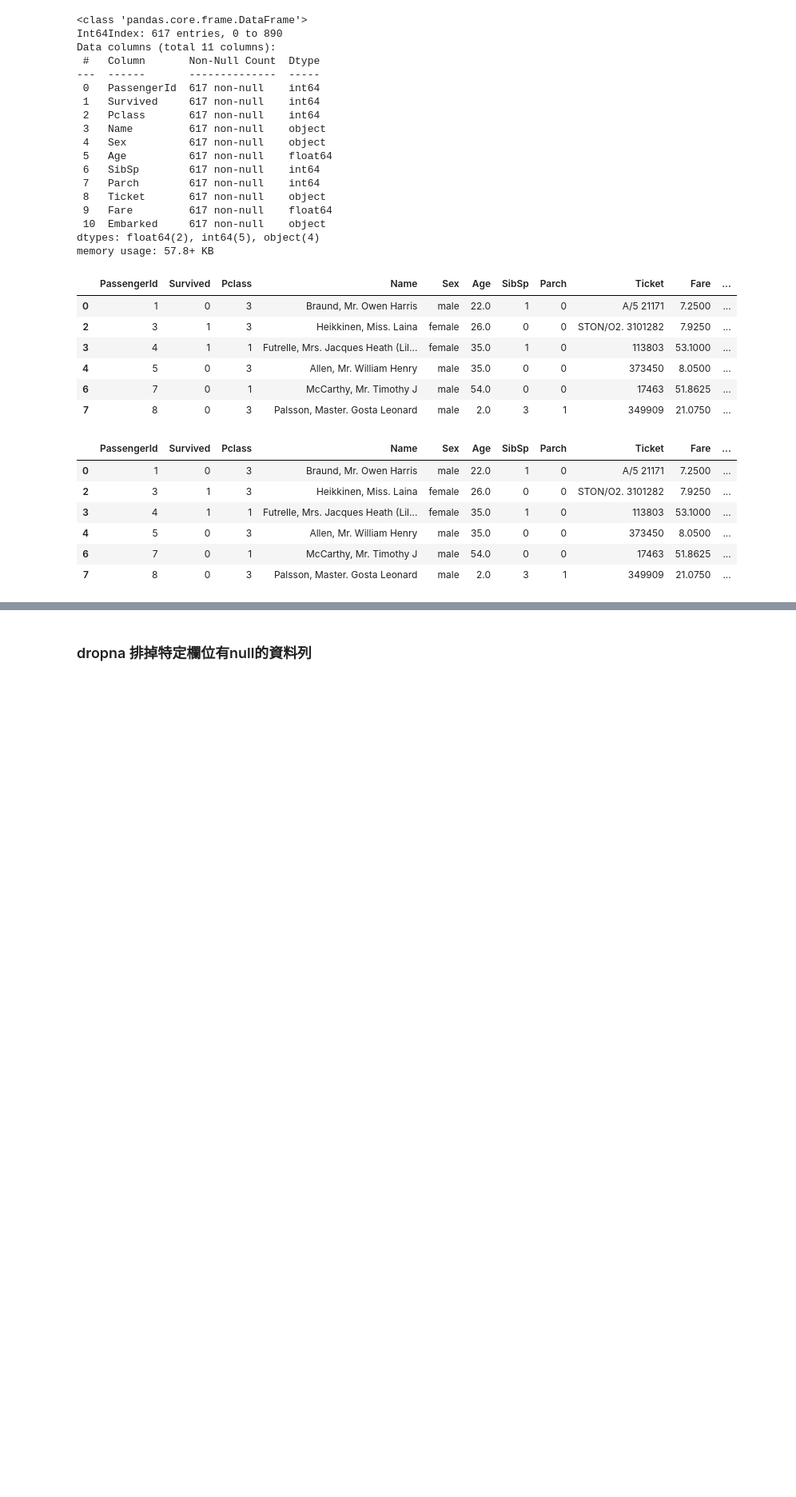
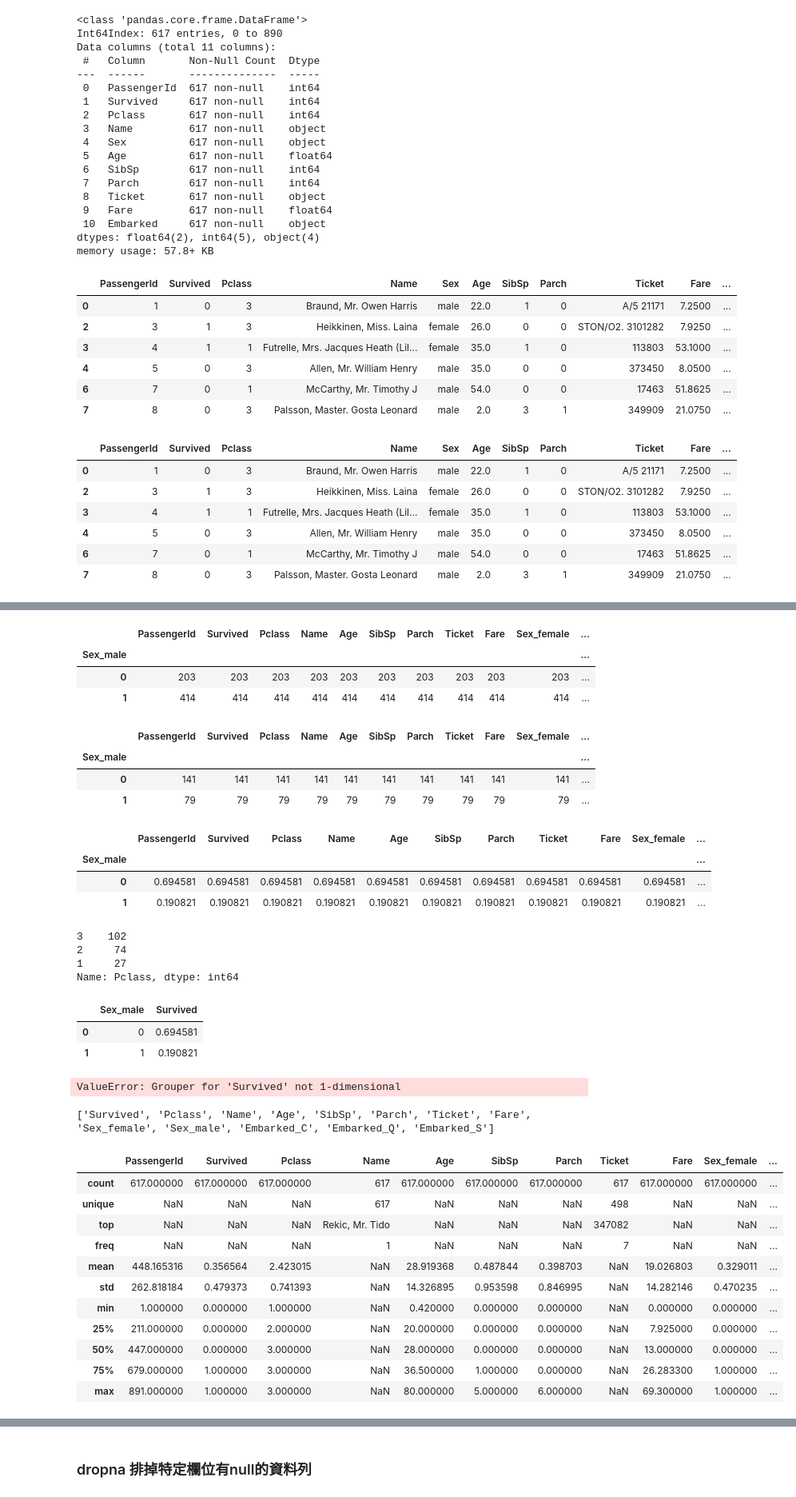
Before and after one commit to rvnkoiceygtq/Python, a Jupyter notebook: Titanic_regression.ipynb, the cells around one changed output, grey strips where cells are left out. Shown: that part at 80% size. Cells and saved outputs as stored; diff of their text form; code cells hidden in the pictures; blank space fills up the shorter version.

```diff
--- a/Titanic_regression.ipynb
+++ b/Titanic_regression.ipynb
@@ -209,0 +304,77 @@ train_dn.head(3)
+# %%
+train_dn.groupby("Sex_male").count()
+# %% [output]
+|  | PassengerId | Survived | Pclass | Name | Age | SibSp | Parch | Ticket | Fare | Sex_female | ... |
+| Sex_male |  |  |  |  |  |  |  |  |  |  | ... |
+| 0 | 203 | 203 | 203 | 203 | 203 | 203 | 203 | 203 | 203 | 203 | ... |
+| 1 | 414 | 414 | 414 | 414 | 414 | 414 | 414 | 414 | 414 | 414 | ... |
+# %%
+train_dn[(train_dn.Survived==1)].groupby("Sex_male").count()
+# %% [output]
+|  | PassengerId | Survived | Pclass | Name | Age | SibSp | Parch | Ticket | Fare | Sex_female | ... |
+| Sex_male |  |  |  |  |  |  |  |  |  |  | ... |
+| 0 | 141 | 141 | 141 | 141 | 141 | 141 | 141 | 141 | 141 | 141 | ... |
+| 1 | 79 | 79 | 79 | 79 | 79 | 79 | 79 | 79 | 79 | 79 | ... |
+# %%
+a = train_dn[(train_dn.Survived==1)].groupby("Sex_male").count()
+b = train_dn.groupby("Sex_male").count()
+a/b
+# %% [output]
+|  | PassengerId | Survived | Pclass | Name | Age | SibSp | Parch | Ticket | Fare | Sex_female | ... |
+| Sex_male |  |  |  |  |  |  |  |  |  |  | ... |
+| 0 | 0.694581 | 0.694581 | 0.694581 | 0.694581 | 0.694581 | 0.694581 | 0.694581 | 0.694581 | 0.694581 | 0.694581 | ... |
+| 1 | 0.190821 | 0.190821 | 0.190821 | 0.190821 | 0.190821 | 0.190821 | 0.190821 | 0.190821 | 0.190821 | 0.190821 | ... |
+# %%
+train_dn[(train_dn.Sex_male==0)]["Pclass"].value_counts()
+#x = train_exclude_age_null[["Age"]][(train_exclude_age_null.Sex=="male") & (train_exclude_age_null.Survived>0)]
+# %% [output]
+3    102
+2     74
+1     27
+Name: Pclass, dtype: int64
+# %%
+train_dn['Survived'].mean()
+#train_dn['Survived'].mean()
+train_dn[['Sex_male', 'Survived']].groupby(['Sex_male'], as_index=False).mean()
+
+#train_dn['Survived'].groupby("Sex_male").mean()
+# %% [output]
+|  | Sex_male | Survived |
+| 0 | 0 | 0.694581 |
+| 1 | 1 | 0.190821 |
+# %%
+
+pd.set_option('display.max_columns', None)#展開所有欄位
+pd.set_option('display.max_rows', None)#展開所有欄位
+
+#cn = train_dn.columns.tolist()
+cn = train_dn.drop('PassengerId',axis=1).columns.tolist()
+
+for col in cn:
+    #display(ap_data_dummy[col].value_counts(ascending=True).head(5).to_frame())
+    display(train_dn[[col, 'Survived']].groupby([col], as_index=False).mean())
+# %% [output]
+ValueError: Grouper for 'Survived' not 1-dimensional
+# %%
+
+train_dn.drop('PassengerId',axis=1).head(5)
+
+a = train_dn.drop('PassengerId',axis=1).columns.tolist()
+print("{0}".format(a))
+# %% [output]
+['Survived', 'Pclass', 'Name', 'Age', 'SibSp', 'Parch', 'Ticket', 'Fare', 'Sex_female', 'Sex_male', 'Embarked_C', 'Embarked_Q', 'Embarked_S']
+# %%
+train_dn.describe(include="all")
+# %% [output]
+|  | PassengerId | Survived | Pclass | Name | Age | SibSp | Parch | Ticket | Fare | Sex_female | ... |
+| count | 617.000000 | 617.000000 | 617.000000 | 617 | 617.000000 | 617.000000 | 617.000000 | 617 | 617.000000 | 617.000000 | ... |
+| unique | NaN | NaN | NaN | 617 | NaN | NaN | NaN | 498 | NaN | NaN | ... |
+| top | NaN | NaN | NaN | Rekic, Mr. Tido | NaN | NaN | NaN | 347082 | NaN | NaN | ... |
+| freq | NaN | NaN | NaN | 1 | NaN | NaN | NaN | 7 | NaN | NaN | ... |
+| mean | 448.165316 | 0.356564 | 2.423015 | NaN | 28.919368 | 0.487844 | 0.398703 | NaN | 19.026803 | 0.329011 | ... |
+| std | 262.818184 | 0.479373 | 0.741393 | NaN | 14.326895 | 0.953598 | 0.846995 | NaN | 14.282146 | 0.470235 | ... |
+| min | 1.000000 | 0.000000 | 1.000000 | NaN | 0.420000 | 0.000000 | 0.000000 | NaN | 0.000000 | 0.000000 | ... |
+| 25% | 211.000000 | 0.000000 | 2.000000 | NaN | 20.000000 | 0.000000 | 0.000000 | NaN | 7.925000 | 0.000000 | ... |
+| 50% | 447.000000 | 0.000000 | 3.000000 | NaN | 28.000000 | 0.000000 | 0.000000 | NaN | 13.000000 | 0.000000 | ... |
+| 75% | 679.000000 | 1.000000 | 3.000000 | NaN | 36.500000 | 1.000000 | 0.000000 | NaN | 26.283300 | 1.000000 | ... |
+| max | 891.000000 | 1.000000 | 3.000000 | NaN | 80.000000 | 5.000000 | 6.000000 | NaN | 69.300000 | 1.000000 | ... |
```
Also changed, not shown: parts of 35 cells of this notebook.
